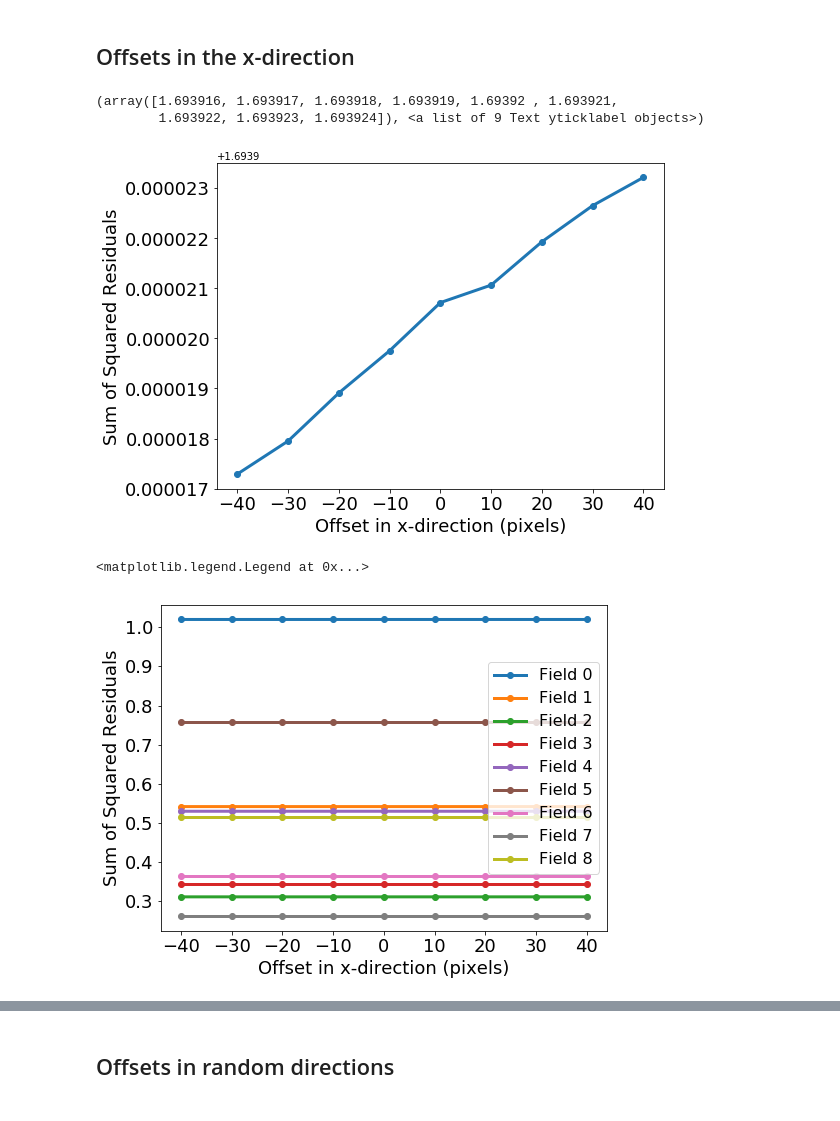
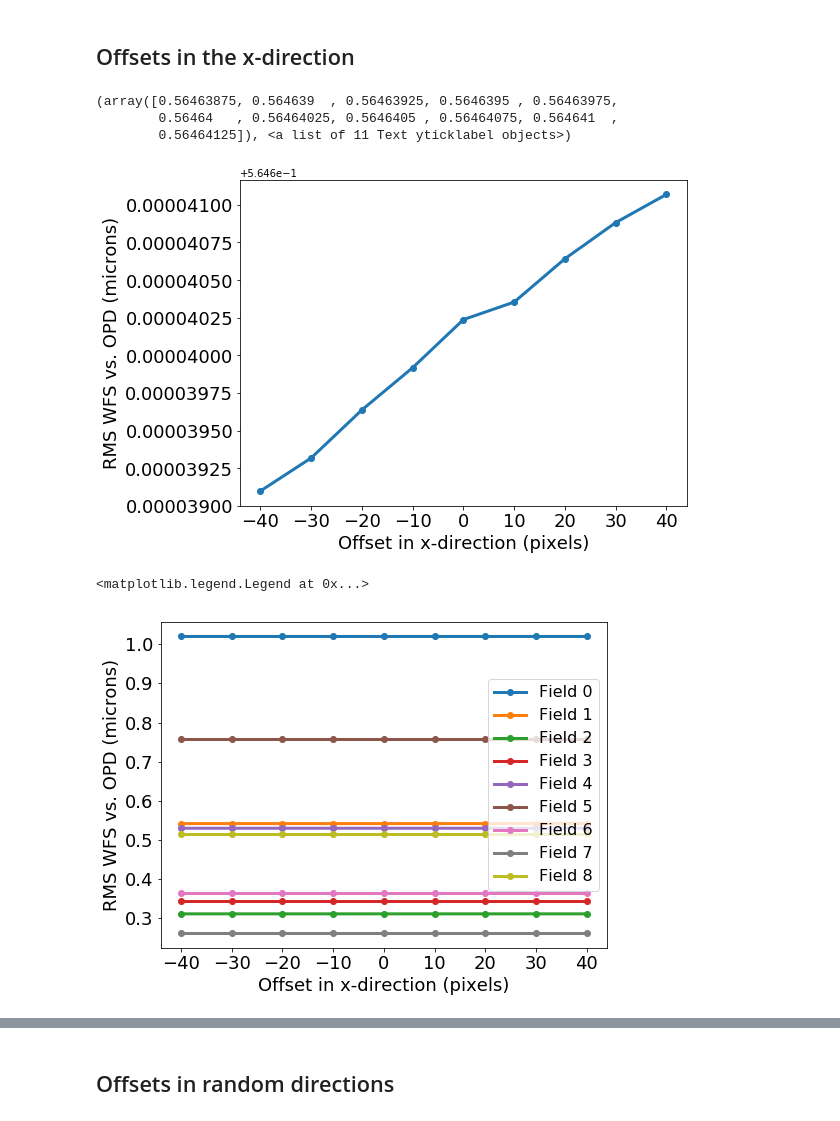
Before and after one commit to lsst-ts/ts_phosim, a Jupyter notebook: notebooks/analysis_notebooks/centroid_accuracy.ipynb, the cells around one changed output, grey strips where cells are left out. Saved outputs shown, nothing was run; the diff lists cells and outputs as text; code cells hidden in the pictures.

```diff
--- a/notebooks/analysis_notebooks/centroid_accuracy.ipynb
+++ b/notebooks/analysis_notebooks/centroid_accuracy.ipynb
@@ -4,0 +19,2 @@ In this notebook we will look at how the Zernike polynomial estimation performan
+# %%
+data_dir = '/astro/store/epyc/projects/lsst_comm/ts_phosim/notebooks/analysis_data/centroid_offsets/noBaseOffset/'
@@ -22,2 +24,0 @@ import matplotlib.pyplot as plt
-# %%
-data_dir = '/astro/store/epyc/projects/lsst_comm/ts_phosim/notebooks/analysis_data/centroid_offsets/'
@@ -74,24 +94,25 @@ for offset, ang in zip(offset_array, ang_array):
     ssrTotalVals.append(zerTotalSSR)
 # %%
 fig = plt.figure(figsize=(8,6))
-plt.plot(offset_array, np.sqrt(ssrTotalVals), '-o', lw=3)
+plt.plot(offset_array, np.sqrt(np.array(ssrTotalVals)/9), '-o', lw=3)
 plt.xlabel('Offset in x-direction (pixels)', size=18)
-plt.ylabel('Sum of Squared Residuals', size=18)
+plt.ylabel('RMS WFS vs. OPD (microns)', size=18)
 plt.xticks(size=18)
 plt.yticks(size=18)
 # %% [output]
-(array([1.693916, 1.693917, 1.693918, 1.693919, 1.69392 , 1.693921,
-        1.693922, 1.693923, 1.693924]), <a list of 9 Text yticklabel objects>)
+(array([0.56463875, 0.564639  , 0.56463925, 0.5646395 , 0.56463975,
+        0.56464   , 0.56464025, 0.5646405 , 0.56464075, 0.564641  ,
+        0.56464125]), <a list of 11 Text yticklabel objects>)
-[figure, old version]
+[figure, new version]
 # %%
 fig = plt.figure(figsize=(8,6))
 for i in range(9):
     plt.plot(offset_array, np.sqrt(np.array(ssrFieldVals)[:, i]), '-o', lw=3, label='Field %i' % i)
 plt.xlabel('Offset in x-direction (pixels)', size=18)
-plt.ylabel('Sum of Squared Residuals', size=18)
+plt.ylabel('RMS WFS vs. OPD (microns)', size=18)
 plt.xticks(size=18)
 plt.yticks(size=18)
 plt.legend(fontsize=16)
 # %% [output]
 <matplotlib.legend.Legend at 0x...>
-[figure, old version]
+[figure, new version]
```
Also changed, not shown: parts of 28 cells of this notebook, 2 other files.
